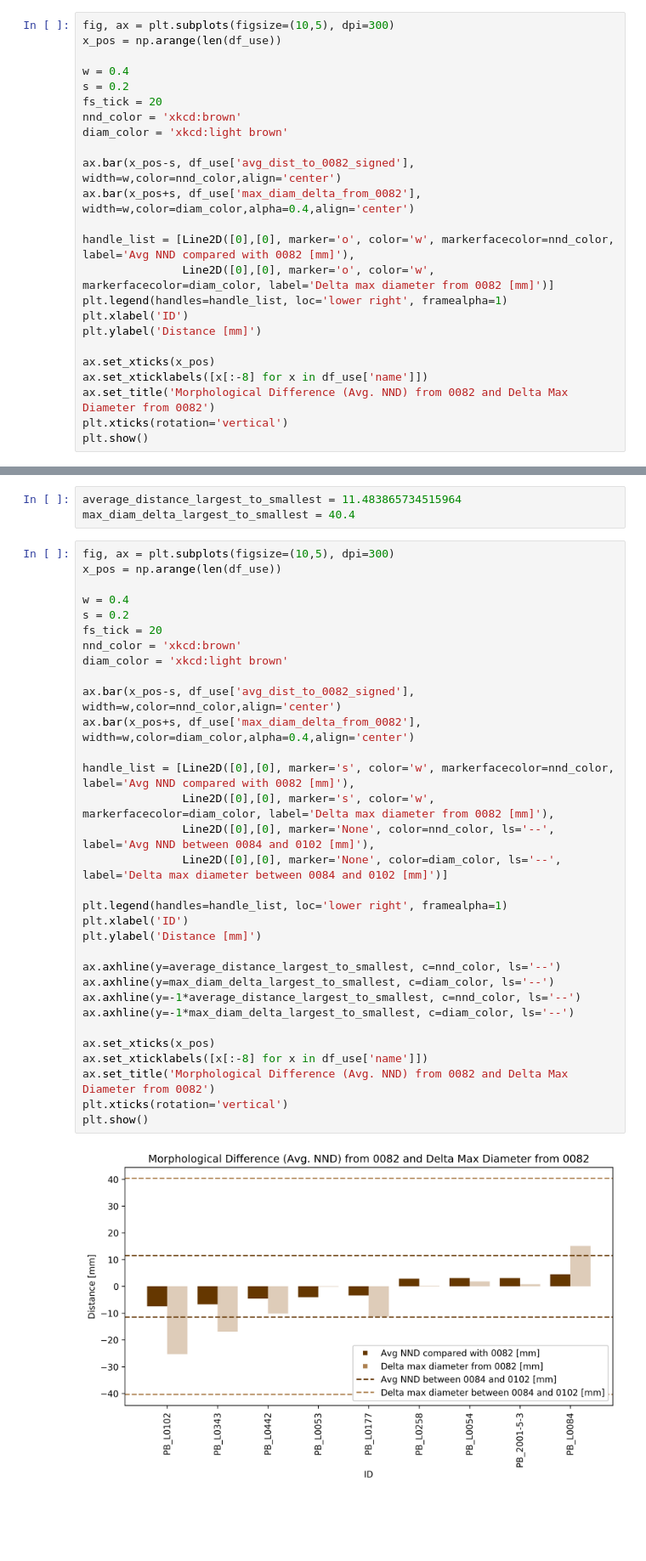
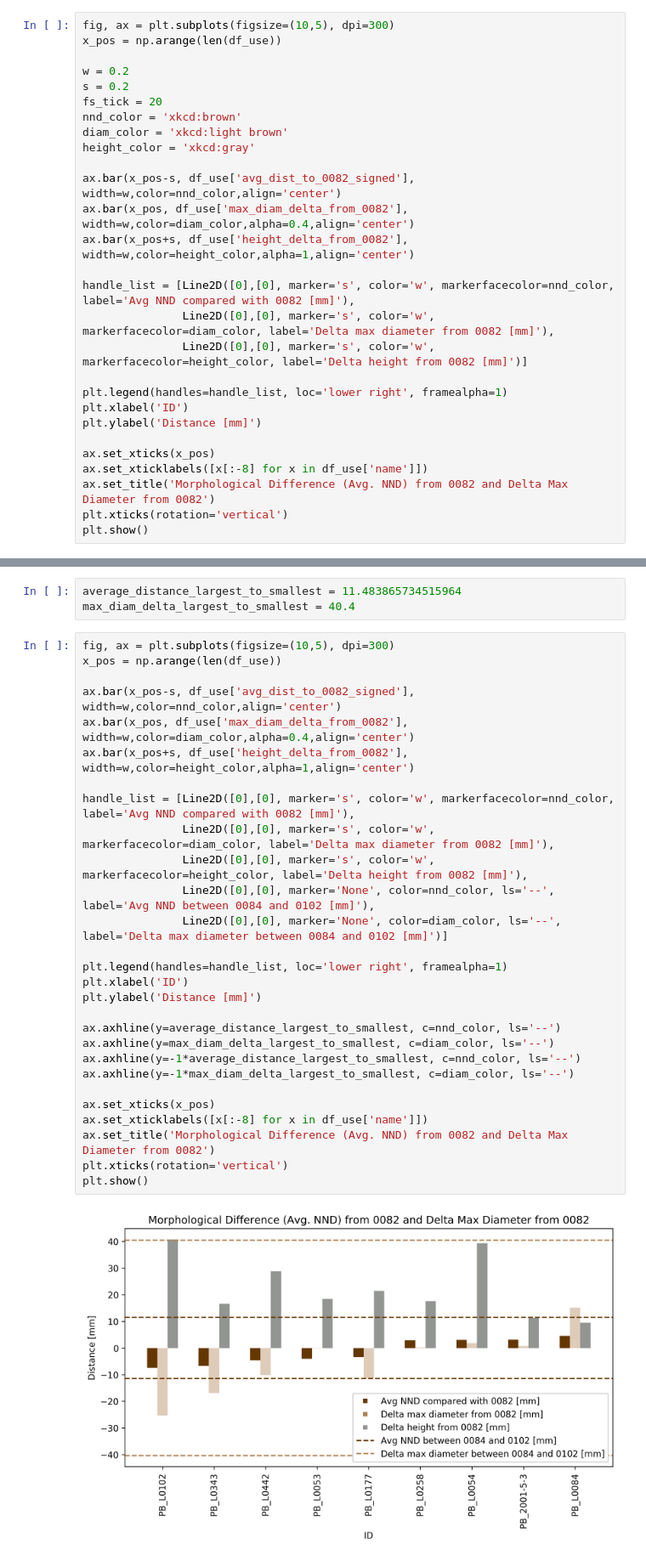
Before and after one commit to jennyvo2020/amphora, a Jupyter notebook: pabuc_burnu/full_comparison/compare_full_amphoras_with_PB_L0082.ipynb, the cells around one changed output, grey strips where cells are left out. Shown at 85% size. Saved outputs shown, nothing was run; the diff lists cells and outputs as text; blank space fills up the shorter version.

```diff
--- a/pabuc_burnu/full_comparison/compare_full_amphoras_with_PB_L0082.ipynb
+++ b/pabuc_burnu/full_comparison/compare_full_amphoras_with_PB_L0082.ipynb
@@ -163,17 +168,21 @@ df_use = df_use[df_use.name!='PB_L0082_obj.obj']
 fig, ax = plt.subplots(figsize=(10,5), dpi=300)
 x_pos = np.arange(len(df_use))
 
-w = 0.4
+w = 0.2
 s = 0.2
 fs_tick = 20
 nnd_color = 'xkcd:brown'
 diam_color = 'xkcd:light brown'
+height_color = 'xkcd:gray'
 
 ax.bar(x_pos-s, df_use['avg_dist_to_0082_signed'], width=w,color=nnd_color,align='center')
-ax.bar(x_pos+s, df_use['max_diam_delta_from_0082'], width=w,color=diam_color,alpha=0.4,align='center')
+ax.bar(x_pos, df_use['max_diam_delta_from_0082'], width=w,color=diam_color,alpha=0.4,align='center')
+ax.bar(x_pos+s, df_use['height_delta_from_0082'], width=w,color=height_color,alpha=1,align='center')
 
-handle_list = [Line2D([0],[0], marker='o', color='w', markerfacecolor=nnd_color, label='Avg NND compared with 0082 [mm]'),
-               Line2D([0],[0], marker='o', color='w', markerfacecolor=diam_color, label='Delta max diameter from 0082 [mm]')]
+handle_list = [Line2D([0],[0], marker='s', color='w', markerfacecolor=nnd_color, label='Avg NND compared with 0082 [mm]'),
+               Line2D([0],[0], marker='s', color='w', markerfacecolor=diam_color, label='Delta max diameter from 0082 [mm]'),
+               Line2D([0],[0], marker='s', color='w', markerfacecolor=height_color, label='Delta height from 0082 [mm]')]
+
 plt.legend(handles=handle_list, loc='lower right', framealpha=1)
 plt.xlabel('ID')
 plt.ylabel('Distance [mm]')
@@ -197,37 +206,33 @@ max_diam_delta_largest_to_smallest = 40.4
 # %%
 fig, ax = plt.subplots(figsize=(10,5), dpi=300)
 x_pos = np.arange(len(df_use))
 
-w = 0.4
-s = 0.2
-fs_tick = 20
-nnd_color = 'xkcd:brown'
-diam_color = 'xkcd:light brown'
-
 ax.bar(x_pos-s, df_use['avg_dist_to_0082_signed'], width=w,color=nnd_color,align='center')
-ax.bar(x_pos+s, df_use['max_diam_delta_from_0082'], width=w,color=diam_color,alpha=0.4,align='center')
+ax.bar(x_pos, df_use['max_diam_delta_from_0082'], width=w,color=diam_color,alpha=0.4,align='center')
+ax.bar(x_pos+s, df_use['height_delta_from_0082'], width=w,color=height_color,alpha=1,align='center')
 
 handle_list = [Line2D([0],[0], marker='s', color='w', markerfacecolor=nnd_color, label='Avg NND compared with 0082 [mm]'),
                Line2D([0],[0], marker='s', color='w', markerfacecolor=diam_color, label='Delta max diameter from 0082 [mm]'),
+               Line2D([0],[0], marker='s', color='w', markerfacecolor=height_color, label='Delta height from 0082 [mm]'),
                Line2D([0],[0], marker='None', color=nnd_color, ls='--', label='Avg NND between 0084 and 0102 [mm]'),
                Line2D([0],[0], marker='None', color=diam_color, ls='--', label='Delta max diameter between 0084 and 0102 [mm]')]
 
 plt.legend(handles=handle_list, loc='lower right', framealpha=1)
 plt.xlabel('ID')
 plt.ylabel('Distance [mm]')
 
 ax.axhline(y=average_distance_largest_to_smallest, c=nnd_color, ls='--')
 ax.axhline(y=max_diam_delta_largest_to_smallest, c=diam_color, ls='--')
 ax.axhline(y=-1*average_distance_largest_to_smallest, c=nnd_color, ls='--')
 ax.axhline(y=-1*max_diam_delta_largest_to_smallest, c=diam_color, ls='--')
 
 ax.set_xticks(x_pos)
 ax.set_xticklabels([x[:-8] for x in df_use['name']])
 ax.set_title('Morphological Difference (Avg. NND) from 0082 and Delta Max Diameter from 0082')
 plt.xticks(rotation='vertical')
 plt.show()
 # %% [output]
-[figure, old version]
+[figure, new version]
 # %% [markdown]
 ### Observations
 
```
Also changed, not shown: parts of 5 cells of this notebook.
